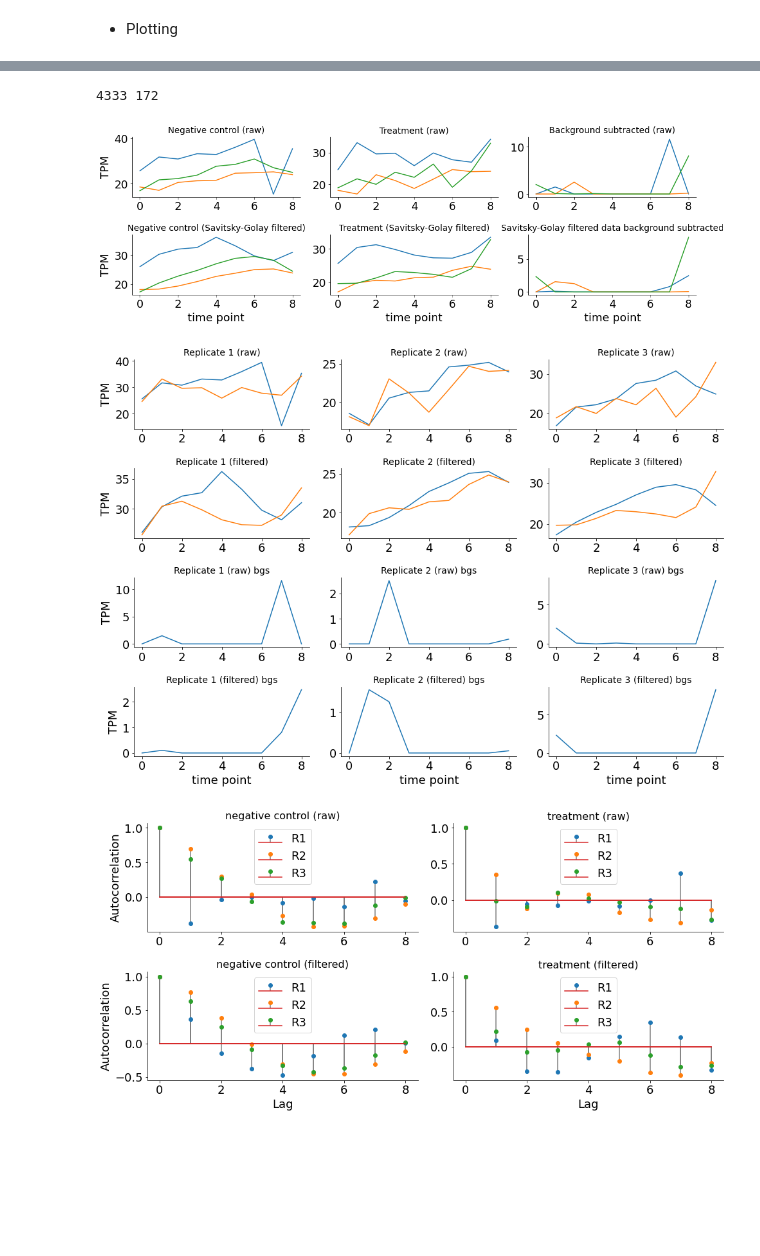
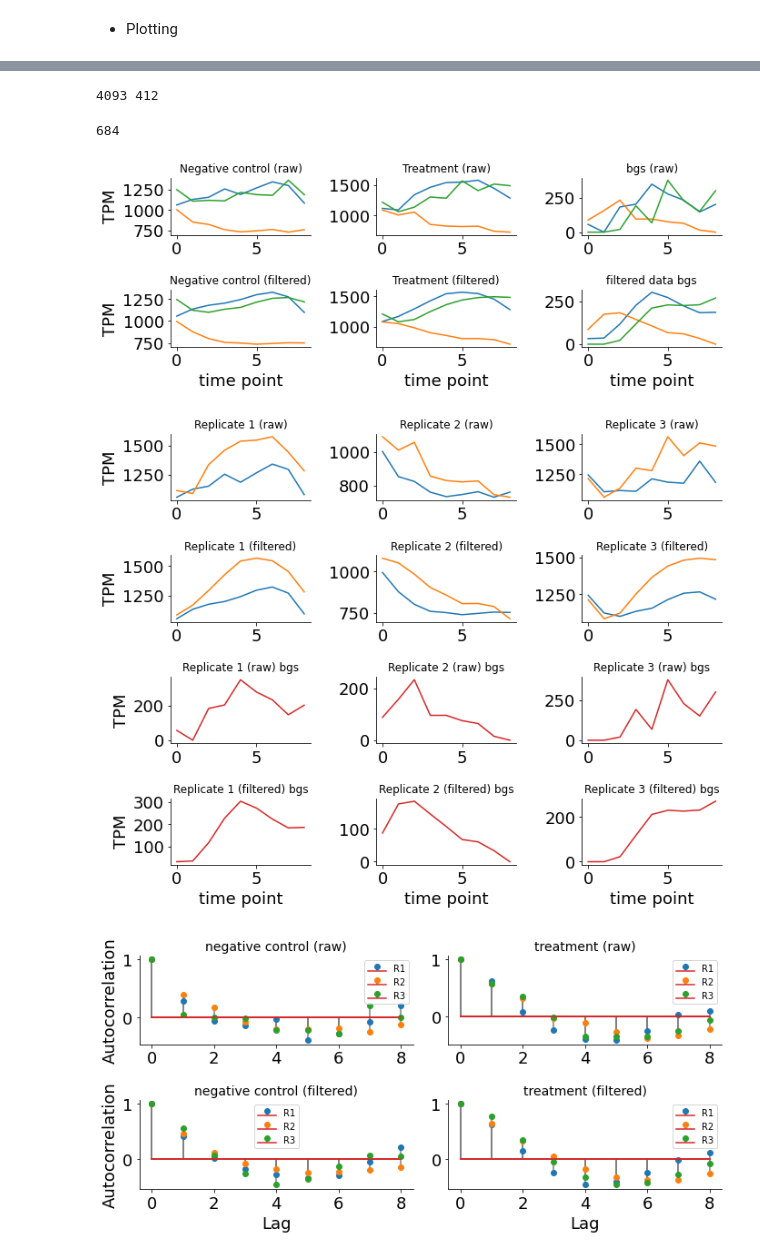
Before and after one commit to AqibHasnain/optimal_sensors, a Jupyter notebook: preprocess.ipynb, the cells around one changed output, grey strips where cells are left out. Cells and saved outputs as stored; diff of their text form; code cells hidden in the pictures; blank space fills up the shorter version.

```diff
--- a/preprocess.ipynb
+++ b/preprocess.ipynb
@@ -237,24 +238,29 @@ plot_series(data_c,data_t,data_c_smooth,data_t_smooth,data_bs,data_bs_smooth,gen
 # %%
 def autocorrelation_all_data(data):
-    acor_all = np.empty((data.shape))
+    acorr_all = np.empty((data.shape))
     for ii in range(data.shape[0]):
         for jj in range(data.shape[2]):
-            acor_all[ii,:,jj] = acorr(data[ii,:,jj])
-    return acor_all
+            acorr_all[ii,:,jj] = acorr(data[ii,:,jj])
+    return acorr_all
 
 acorr_c,acorr_t = autocorrelation_all_data(data_c),autocorrelation_all_data(data_t)
 # grab just the first three lags, excluding the zero lag of course.
 acorr_c,acorr_t = acorr_c[:,1:4,:], acorr_t[:,1:4,:]
 
-def autocorrelation_filter(acorr_data,thresh=0.15):
+def autocorrelation_filter(acorr_data,thresh=0.1):
     # set autocorrelation to 0.0 if it is less than thresh, otherwise set it to 1.0
     acorr_thresh = (np.abs(acorr_data) > thresh)*acorr_data
     acorr_thresh[np.abs(acorr_thresh) > 0.0] = 1.0
-    # if at least one of the lags in each replicates are greater than thresh, that gene is labeled as non-noisy
-    # to check this criteria, the sum of each row of acorr_thresh should be greater than or equal to 1
-    # and the sum of the resulting row (sum over each replicate) should then be greater than or equal to 3
-    acorr_thresh_sum = np.sum(np.sum(acorr_thresh,axis=1),axis=1)
-    keepers = list((np.nonzero((acorr_thresh_sum >= 3) * acorr_thresh_sum))[0]) # 3 as that is # of trajectories
+    # if at least L of the autocorrelations (at lags) in each replicate are greater than thresh,
+    # that gene is labeled as non-noisy. To check this criteria, the sum of each row of acorr_thresh
+    # should be greater than or equal to L and then sum of the resulting row (sum over each replicate)
+    # should then be greater than or equal to 3 where boolean matrices are used each step of the way
+    L = 1
+    acorr_thresh_sum = np.sum(acorr_thresh,axis=1)
+    acorr_thresh_sum = (acorr_thresh_sum >= L) * acorr_thresh_sum
+    acorr_thresh_sum[acorr_thresh_sum > 0.0] = 1.0
+    acorr_thresh_sum = np.sum(acorr_thresh_sum,axis=1)
+    keepers = list((np.nonzero((acorr_thresh_sum == 3) * acorr_thresh_sum))[0]) # 3 as that is # of trajectories
     return keepers
 
 keepers_acorr_c,keepers_acorr_t = autocorrelation_filter(acorr_c), autocorrelation_filter(acorr_t)
@@ -262,11 +268,14 @@ keepers_acorr = list(set(keepers_acorr_c) & set(keepers_acorr_t))
 notkeep_acorr = list(set(list(range(len(df)))) - set(keepers_acorr))
 print(len(keepers_acorr),len(notkeep_acorr))
 # %% [output]
-4333 172
+4093 412
 # %%
+# plot a random noisy gene
 k = random.choice(notkeep_acorr)
-plot_series(data_c,data_t,data_c_smooth,data_t_smooth,data_bs,data_bs_smooth,geneidx=k)
+print(k)
+plot_single_series(data_c,data_t,data_c_smooth,data_t_smooth,data_bs,data_bs_smooth,geneidx=k)
 # %% [output]
+684
-[figure, old version]
+[figure, new version]
-[figure, old version]
+[figure, new version]
-[figure, old version]
+[figure, new version]
```
Also changed, not shown: parts of 6 cells of this notebook, 9 other files.
